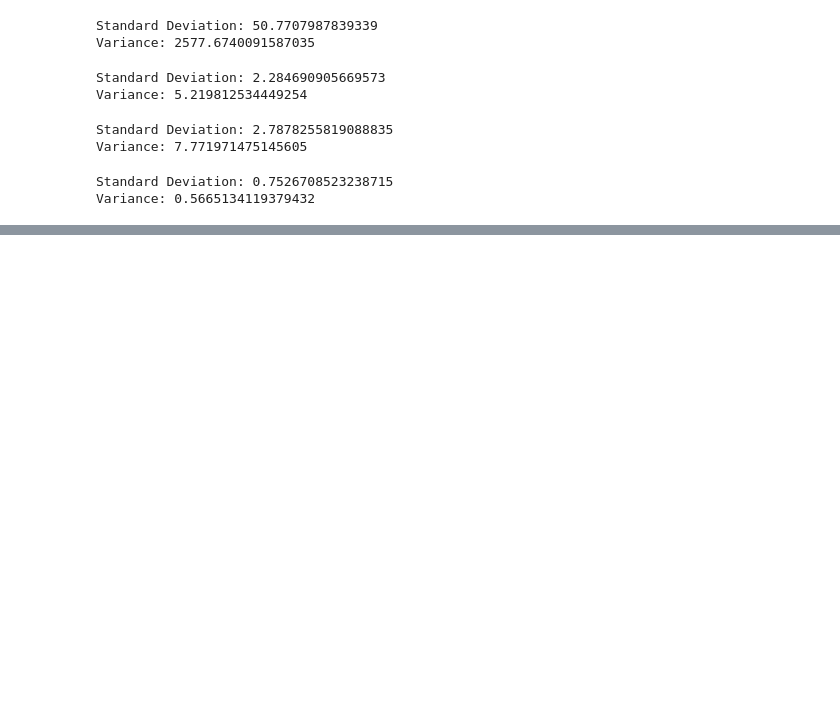
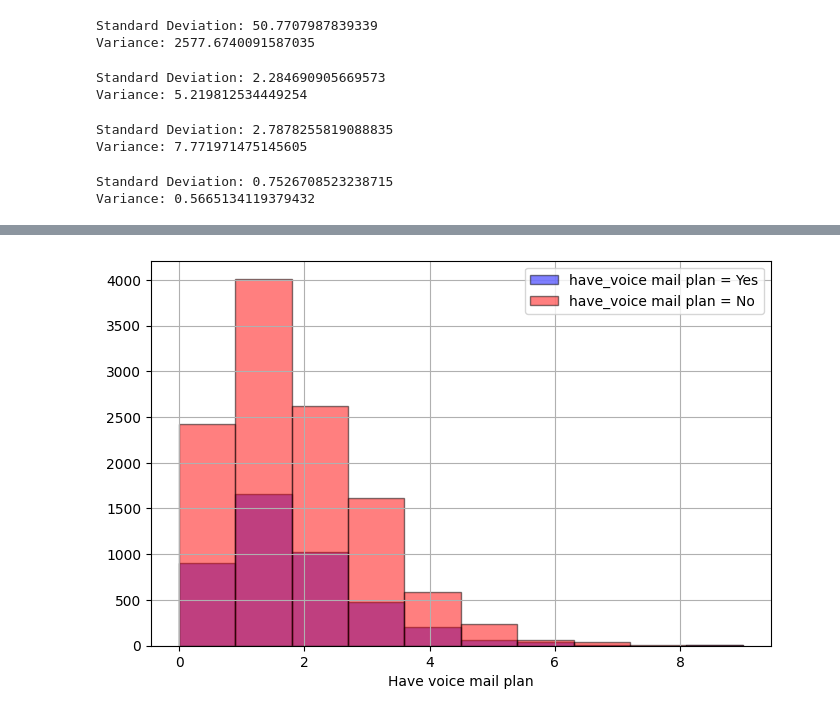
Before and after one commit to SamuelIVX/TelecomPredictionMLModel, a Jupyter notebook: TelecomMLModel.ipynb, the cells around one changed output, grey strips where cells are left out. Saved outputs shown, nothing was run; the diff lists cells and outputs as text; code cells hidden in the pictures; blank space fills up the shorter version.

```diff
--- a/TelecomMLModel.ipynb
+++ b/TelecomMLModel.ipynb
@@ -107,0 +122,13 @@ Variance: 0.5665134119379432
+# %%
+#histogram of have voice mail plan & number of customers service calls
+fig = plt.figure(figsize = (8,5))
+df[df['Voice mail plan'] == 'Yes']['Customer service calls'].hist(alpha =0.5, color='blue', bins= 10,
+                                                                   label='have_voice mail plan = Yes', edgecolor = "black")
+df[df['Voice mail plan'] == 'No']['Customer service calls'].hist(alpha = 0.5, color ='red', bins=10,
+                                                                  label='have_voice mail plan = No', edgecolor = "black")
+plt.legend()
+plt.xlabel('Have voice mail plan')
+plt.show()
+#This distribution is a right skew distribution, tells us that the majority of people don't call the customer service calls regardless of their voice mail plan status.
+# %% [output]
+[figure, added]
```
Also changed, not shown: parts of 8 cells of this notebook.
